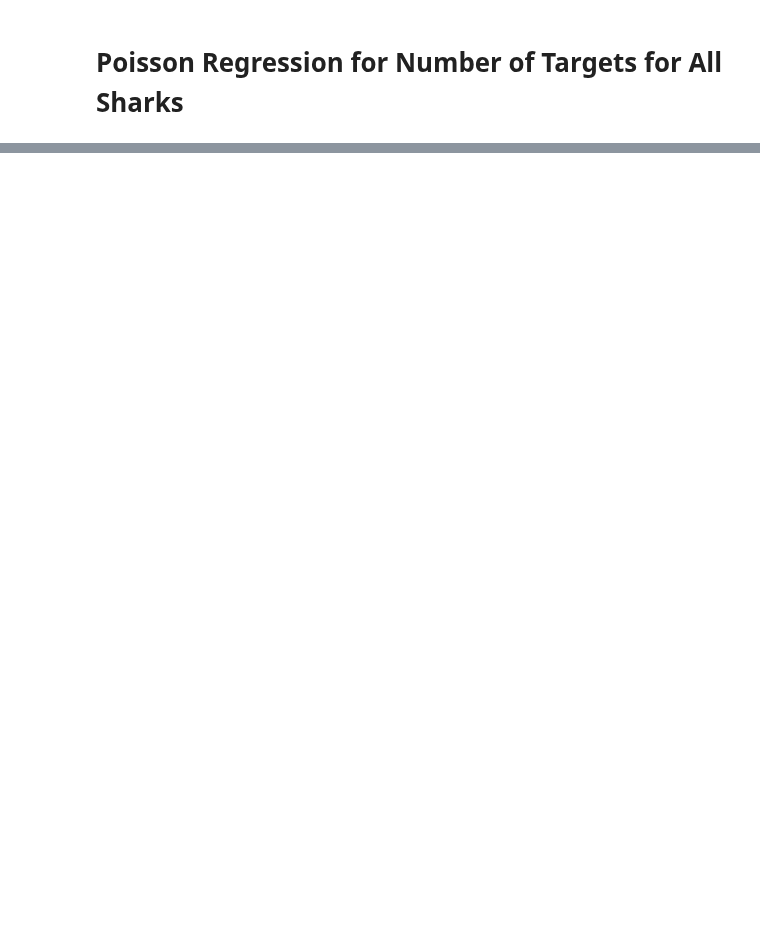
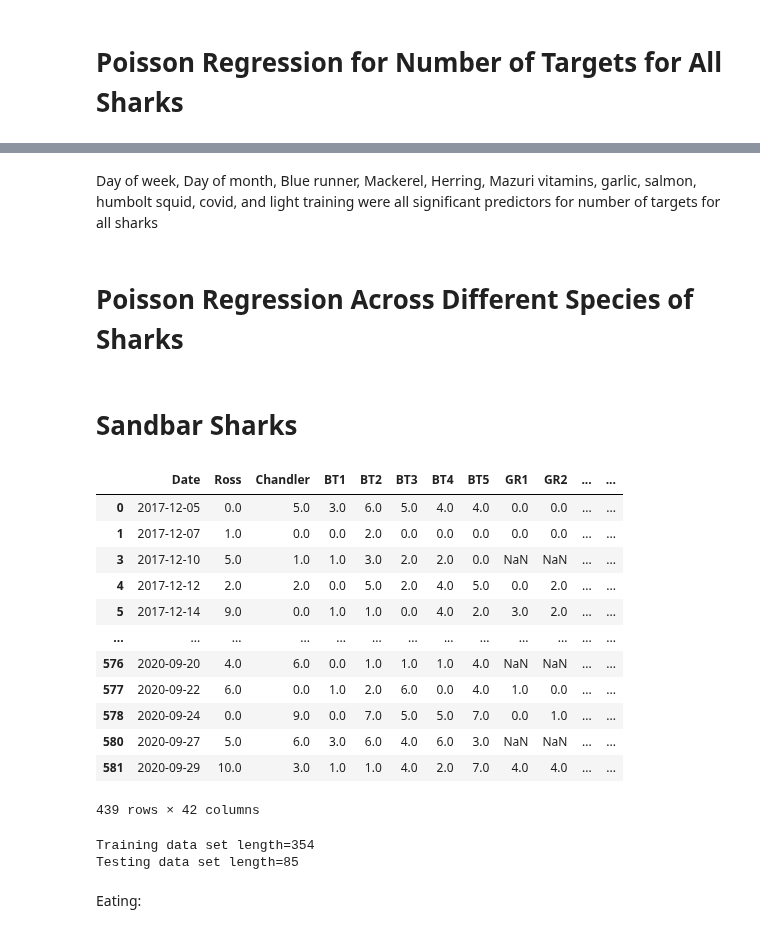
Before and after one commit to Data-Science-in-Business-Fall-2020/final-project-danny_brady_michael, a Jupyter notebook: Poisson_Regression.ipynb, the cells around one changed output, grey strips where cells are left out. Cells and saved outputs as stored; diff of their text form; code cells hidden in the pictures; blank space fills up the shorter version.

Commit message:
Poisson regression for all sharks, each species, and each gender. Still need to add seasons

```diff
--- a/Poisson_Regression.ipynb
+++ b/Poisson_Regression.ipynb
@@ -140,45 +178,43 @@ targets_concat.head()
 # %% [markdown]
 # Subset Creation
 # %%
-# All Sharks Subset
-All_Sharks = eat[['Ross', 'Chandler','BT1','BT2','BT3','BT4','BT5','GR1','GR2','GR3','GR4', 'GR5','Total']]
 
 # All SS Subset
-All_SS = eat[['Ross', 'Chandler']]
+All_SS = eat_concat[['Ross', 'Chandler']]
 
 # All BT Subset
-All_BT = eat[['BT1', 'BT2', 'BT3', 'BT4', 'BT5']]
+All_BT = eat_concat[['BT1', 'BT2', 'BT3', 'BT4', 'BT5']]
 
 # All GR Subset
-All_GR = eat[['GR1', 'GR2', 'GR3', 'GR4', 'GR5']]
+All_GR = eat_concat[['GR1', 'GR2', 'GR3', 'GR4', 'GR5']]
 
 # Male Subset
-Male = eat[["BT1","BT5","GR1","Ross","Chandler"]]
+Male = eat_concat[["BT1","BT5","GR1","Ross","Chandler"]]
 
 # Female Subset
-female = eat[["BT2","BT3","BT4","GR2","GR3","GR4","GR5"]]
+female = eat_concat[["BT2","BT3","BT4","GR2","GR3","GR4","GR5"]]
 
 # Append all subsets to original datasets
 # eat dataset
-eat["All_GR"] = eat['GR1'] + eat['GR2'] + eat['GR3'] + eat['GR4'] + eat['GR5']
-eat["All_BT"] = eat['BT1'] + eat['BT2'] + eat['BT3'] + eat['BT4'] + eat['BT5']
-eat["All_SS"] = eat['Ross'] + eat['Chandler']
-eat["male"] = eat[["BT1","BT5","GR1","Ross","Chandler"]].sum(axis = 1)
-eat["female"] = eat[["BT2","BT3","BT4","GR2","GR3","GR4","GR5"]].sum(axis = 1)
+eat_concat["All_GR"] = eat['GR1'] + eat['GR2'] + eat['GR3'] + eat['GR4'] + eat['GR5']
+eat_concat["All_BT"] = eat['BT1'] + eat['BT2'] + eat['BT3'] + eat['BT4'] + eat['BT5']
+eat_concat["All_SS"] = eat['Ross'] + eat['Chandler']
+eat_concat["male"] = eat[["BT1","BT5","GR1","Ross","Chandler"]].sum(axis = 1)
+eat_concat["female"] = eat[["BT2","BT3","BT4","GR2","GR3","GR4","GR5"]].sum(axis = 1)
 
 # drop dataset
-drops["All_GR"] = drops['GR1'] + drops['GR2'] + drops['GR3'] + drops['GR4'] + drops['GR5']
-drops["All_BT"] = drops['BT1'] + drops['BT2'] + drops['BT3'] + drops['BT4'] + drops['BT5']
-drops["All_SS"] = drops['Ross'] + drops['Chandler']
-drops["male"] = drops[["BT1","BT5","GR1","Ross","Chandler"]].sum(axis = 1)
-drops["female"] = drops[["BT2","BT3","BT4","GR2","GR3","GR4","GR5"]].sum(axis = 1)
+drops_concat["All_GR"] = drops['GR1'] + drops['GR2'] + drops['GR3'] + drops['GR4'] + drops['GR5']
+drops_concat["All_BT"] = drops['BT1'] + drops['BT2'] + drops['BT3'] + drops['BT4'] + drops['BT5']
+drops_concat["All_SS"] = drops['Ross'] + drops['Chandler']
+drops_concat["male"] = drops[["BT1","BT5","GR1","Ross","Chandler"]].sum(axis = 1)
+drops_concat["female"] = drops[["BT2","BT3","BT4","GR2","GR3","GR4","GR5"]].sum(axis = 1)
 
 # target dataset
-targets["All_GR"] = targets['GR1'] + targets['GR2'] + targets['GR3'] + targets['GR4'] + targets['GR5']
-targets["All_BT"] = targets['BT1'] + targets['BT2'] + targets['BT3'] + targets['BT4'] + targets['BT5']
-targets["All_SS"] = targets['Ross'] + targets['Chandler']
-targets["male"] = targets[["BT1","BT5","GR1","Ross","Chandler"]].sum(axis = 1)
-targets["female"] = targets[["BT2","BT3","BT4","GR2","GR3","GR4","GR5"]].sum(axis = 1)
+targets_concat["All_GR"] = targets['GR1'] + targets['GR2'] + targets['GR3'] + targets['GR4'] + targets['GR5']
+targets_concat["All_BT"] = targets['BT1'] + targets['BT2'] + targets['BT3'] + targets['BT4'] + targets['BT5']
+targets_concat["All_SS"] = targets['Ross'] + targets['Chandler']
+targets_concat["male"] = targets[["BT1","BT5","GR1","Ross","Chandler"]].sum(axis = 1)
+targets_concat["female"] = targets[["BT2","BT3","BT4","GR2","GR3","GR4","GR5"]].sum(axis = 1)
 # %% [markdown]
 # Create Tables for Poisson Regression Time Series For Pieces Eaten For All Sharks
 # %%
@@ -342 +382,7 @@ GR_Location        -0.0247      0.010     -2.465      0.014      -0.044      -0.
 ===================================================================================
+# %% [markdown]
+Day of week, Day of month, Blue runner, Mackerel, Herring, Mazuri vitamins, garlic, salmon, humbolt squid, covid, and light training were all significant predictors for number of targets for all sharks
+# %% [markdown]
+# Poisson Regression Across Different Species of Sharks
+# %% [markdown]
+# Sandbar Sharks
@@ -342,0 +393,28 @@ GR_Location        -0.0247      0.010     -2.465      0.014      -0.044      -0.
+# %%
+eat_concatSS = eat_concat[eat_concat['All_SS'].notna()]
+# %% [output]
+|  | Date | Ross | Chandler | BT1 | BT2 | BT3 | BT4 | BT5 | GR1 | GR2 | ... | ... |
+| 0 | 2017-12-05 | 0.0 | 5.0 | 3.0 | 6.0 | 5.0 | 4.0 | 4.0 | 0.0 | 0.0 | ... | ... |
+| 1 | 2017-12-07 | 1.0 | 0.0 | 0.0 | 2.0 | 0.0 | 0.0 | 0.0 | 0.0 | 0.0 | ... | ... |
+| 3 | 2017-12-10 | 5.0 | 1.0 | 1.0 | 3.0 | 2.0 | 2.0 | 0.0 | NaN | NaN | ... | ... |
+| 4 | 2017-12-12 | 2.0 | 2.0 | 0.0 | 5.0 | 2.0 | 4.0 | 5.0 | 0.0 | 2.0 | ... | ... |
+| 5 | 2017-12-14 | 9.0 | 0.0 | 1.0 | 1.0 | 0.0 | 4.0 | 2.0 | 3.0 | 2.0 | ... | ... |
+| ... | ... | ... | ... | ... | ... | ... | ... | ... | ... | ... | ... | ... |
+| 576 | 2020-09-20 | 4.0 | 6.0 | 0.0 | 1.0 | 1.0 | 1.0 | 4.0 | NaN | NaN | ... | ... |
+| 577 | 2020-09-22 | 6.0 | 0.0 | 1.0 | 2.0 | 6.0 | 0.0 | 4.0 | 1.0 | 0.0 | ... | ... |
+| 578 | 2020-09-24 | 0.0 | 9.0 | 0.0 | 7.0 | 5.0 | 5.0 | 7.0 | 0.0 | 1.0 | ... | ... |
+| 580 | 2020-09-27 | 5.0 | 6.0 | 3.0 | 6.0 | 4.0 | 6.0 | 3.0 | NaN | NaN | ... | ... |
+| 581 | 2020-09-29 | 10.0 | 3.0 | 1.0 | 1.0 | 4.0 | 2.0 | 7.0 | 4.0 | 4.0 | ... | ... |
+439 rows × 42 columns
+# %%
+# Create training and testing datasets
+mask = np.random.rand(len(eat_concatSS)) < 0.8
+eat_train = eat_concatSS[mask]
+eat_test = eat_concatSS[~mask]
+print('Training data set length='+str(len(eat_train)))
+print('Testing data set length='+str(len(eat_test)))
+# %% [output]
+Training data set length=354
+Testing data set length=85
+# %% [markdown]
+Eating:
```
Also changed, not shown: parts of 107 cells of this notebook.
